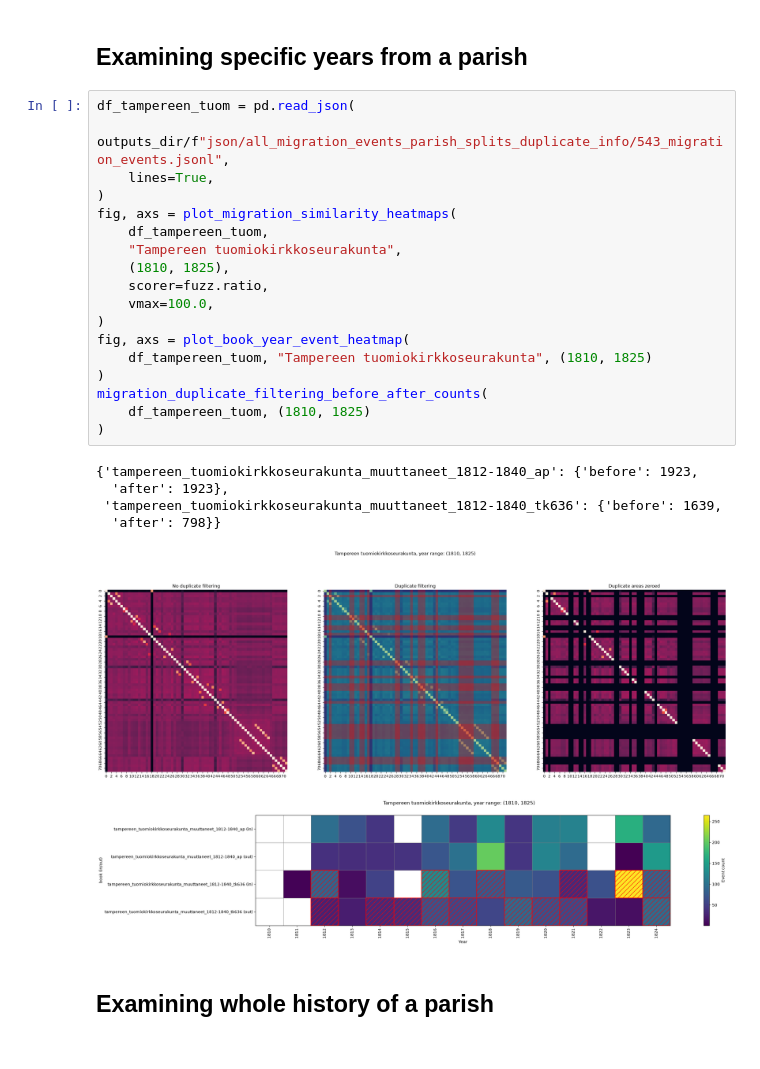
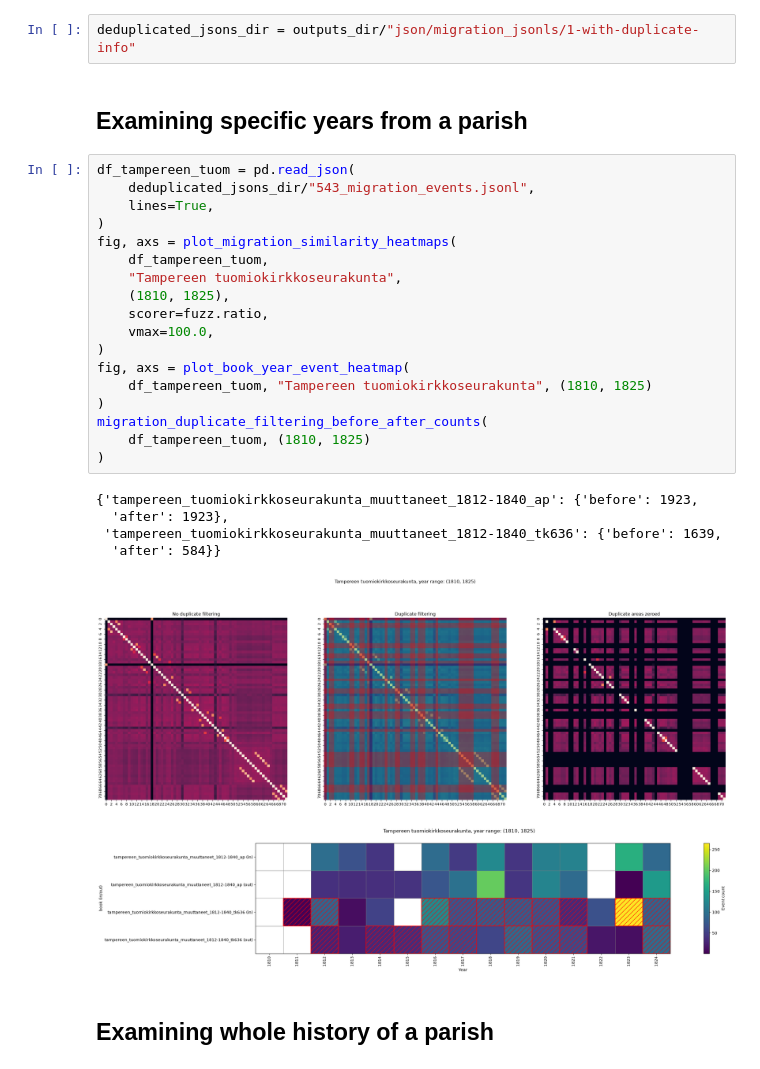
Before and after one commit to TurkuNLP/htr-hiski-alignment, a Jupyter notebook: notebooks/extracting_migrations/extracting-migrations-plotting_overlaps.ipynb, the cells around one changed output. Cells and saved outputs as stored; diff of their text form.

```diff
--- a/notebooks/extracting_migrations/extracting-migrations-plotting_overlaps.ipynb
+++ b/notebooks/extracting_migrations/extracting-migrations-plotting_overlaps.ipynb
@@ -23,33 +23,35 @@ from src.book_overlap_visualizations import (
 # %%
 data_dir = project_root/"data/"
 outputs_dir = project_root/"outputs/"
+# %%
+deduplicated_jsons_dir = outputs_dir/"json/migration_jsonls/1-with-duplicate-info"
 # %% [markdown]
 ## Examining specific years from a parish
 # %%
 df_tampereen_tuom = pd.read_json(
-    outputs_dir/f"json/all_migration_events_parish_splits_duplicate_info/543_migration_events.jsonl",
+    deduplicated_jsons_dir/"543_migration_events.jsonl",
     lines=True,
 )
 fig, axs = plot_migration_similarity_heatmaps(
     df_tampereen_tuom,
     "Tampereen tuomiokirkkoseurakunta",
     (1810, 1825),
     scorer=fuzz.ratio,
     vmax=100.0,
 )
 fig, axs = plot_book_year_event_heatmap(
     df_tampereen_tuom, "Tampereen tuomiokirkkoseurakunta", (1810, 1825)
 )
 migration_duplicate_filtering_before_after_counts(
     df_tampereen_tuom, (1810, 1825)
 )
 # %% [output]
 {'tampereen_tuomiokirkkoseurakunta_muuttaneet_1812-1840_ap': {'before': 1923,
   'after': 1923},
  'tampereen_tuomiokirkkoseurakunta_muuttaneet_1812-1840_tk636': {'before': 1639,
-  'after': 798}}
+  'after': 584}}
-[figure, old version]
+[figure, new version]
-[figure, old version]
+[figure, new version]
 # %% [markdown]
 ## Examining whole history of a parish
 # %%
```
Also changed, not shown: parts of 7 cells of this notebook, 5 other files.
